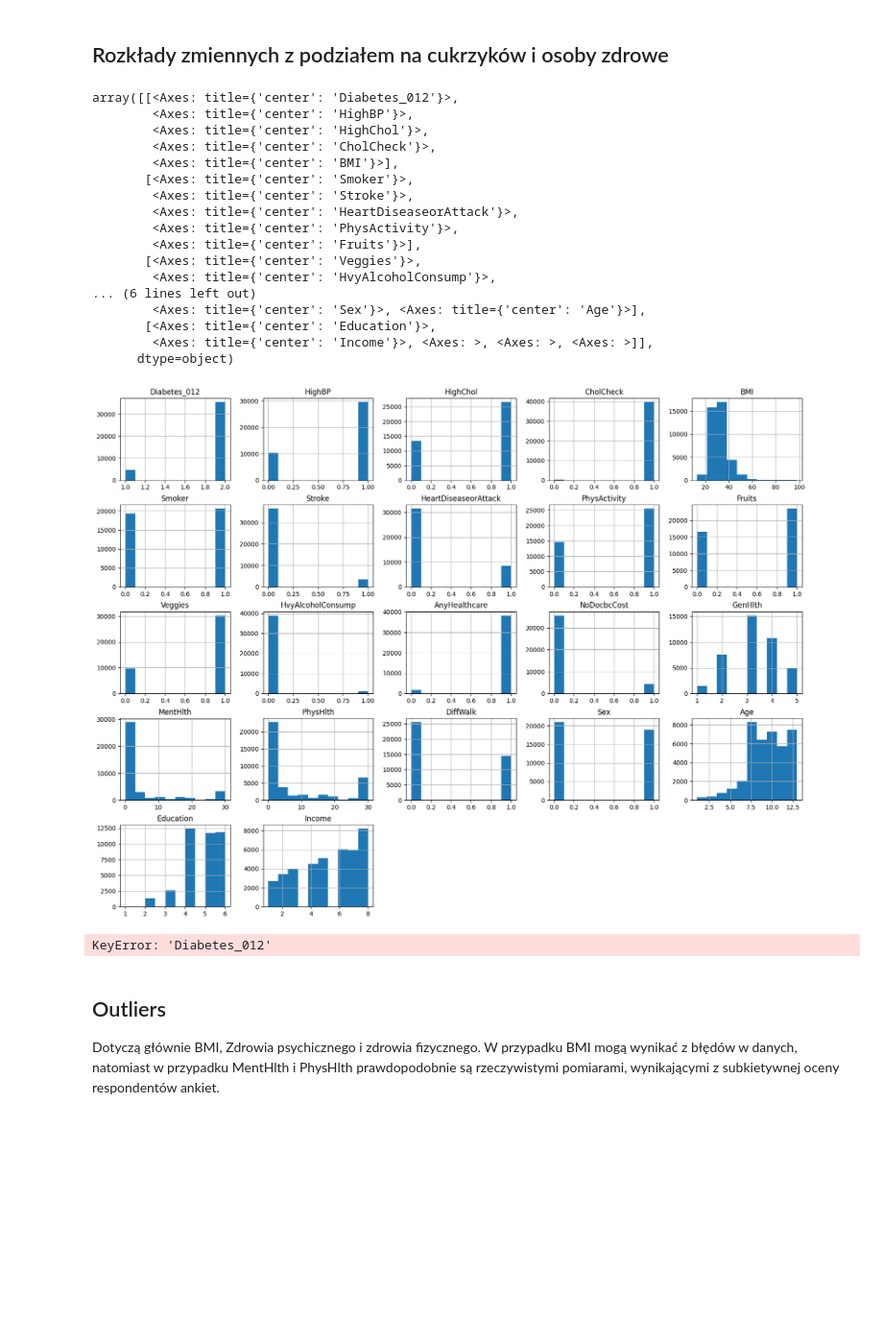
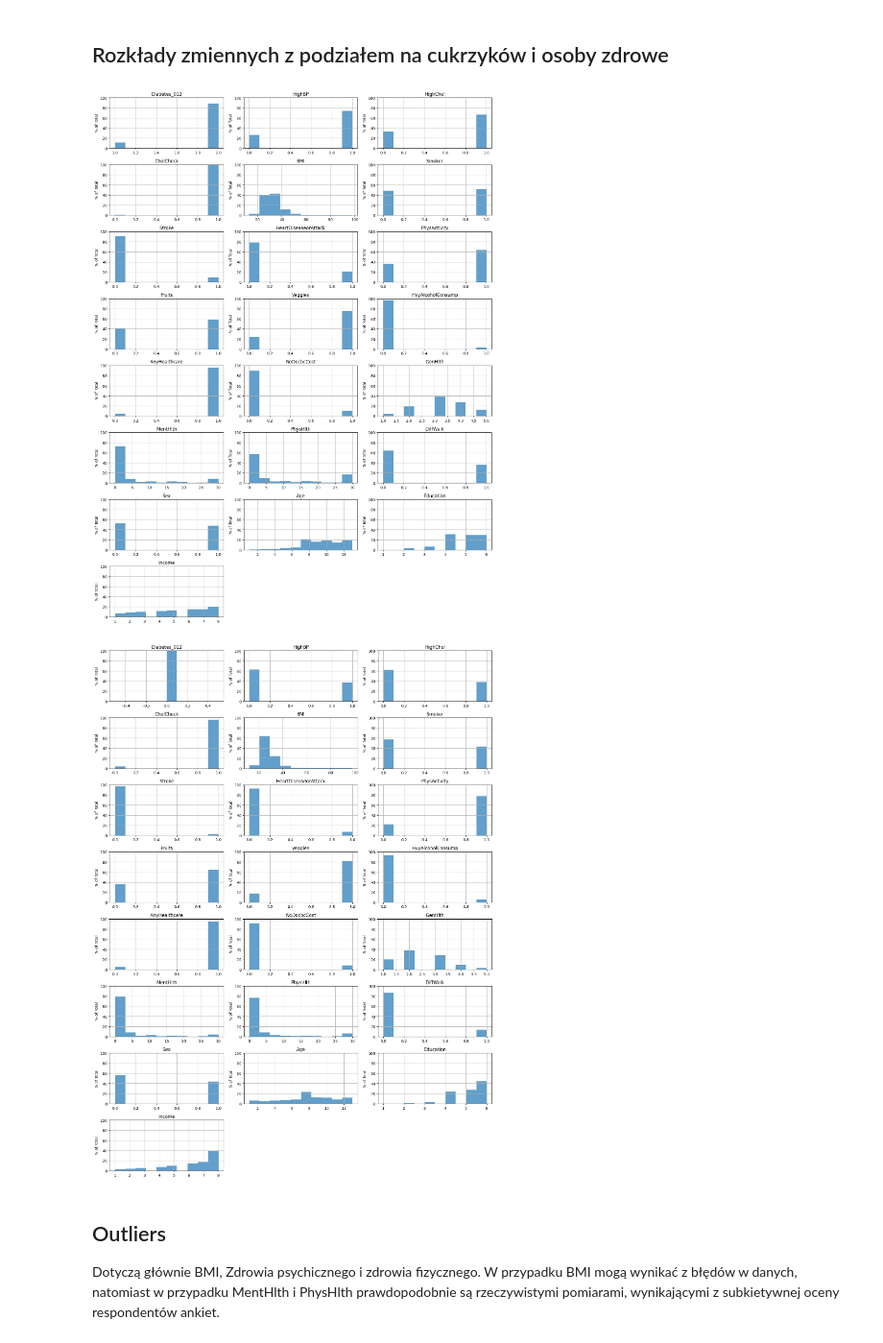
Before and after one commit to Iwaniukooo11/ml-diabetes-prediction, a Jupyter notebook: Diabetes_EDA_H.ipynb, the cells around one changed output. Shown at 96% size. Cells and saved outputs as stored; diff of their text form; code cells hidden in the pictures; blank space fills up the shorter version.

```diff
--- a/Diabetes_EDA_H.ipynb
+++ b/Diabetes_EDA_H.ipynb
@@ -228,46 +228,58 @@ Index(['Diabetes_012', 'HighBP', 'HighChol', 'CholCheck', 'BMI', 'Smoker',
       dtype='object')
 # %% [markdown]
 ## Rozkłady zmiennych z podziałem na cukrzyków i osoby zdrowe
-# %%
-#data[data['Diabetes_012'].isin([1,2])].hist(figsize=(20,15))
-# Osoby chore lub z podejrzeniem
-diabetes_data = data[data['Diabetes_012'].isin([1,2])]
-diabetes_data.hist(figsize=(20,15))
-# %% [output]
-array([[<Axes: title={'center': 'Diabetes_012'}>,
-        <Axes: title={'center': 'HighBP'}>,
-        <Axes: title={'center': 'HighChol'}>,
-        <Axes: title={'center': 'CholCheck'}>,
-        <Axes: title={'center': 'BMI'}>],
-       [<Axes: title={'center': 'Smoker'}>,
-        <Axes: title={'center': 'Stroke'}>,
-        <Axes: title={'center': 'HeartDiseaseorAttack'}>,
-        <Axes: title={'center': 'PhysActivity'}>,
-        <Axes: title={'center': 'Fruits'}>],
-       [<Axes: title={'center': 'Veggies'}>,
-        <Axes: title={'center': 'HvyAlcoholConsump'}>,
-... (6 lines left out)
-        <Axes: title={'center': 'Sex'}>, <Axes: title={'center': 'Age'}>],
-       [<Axes: title={'center': 'Education'}>,
-        <Axes: title={'center': 'Income'}>, <Axes: >, <Axes: >, <Axes: >]],
-      dtype=object)
-[figure, removed]
+# %%
+#data[data['Diabetes_012'].isin([1,2])].hist(figsize=(20,15))
+# Osoby chore lub z podejrzeniem
+diabetes_data = data[data['Diabetes_012'].isin([1,2])]
+numerical_columns = diabetes_data.select_dtypes(include=[np.number]).columns.tolist()
+
+# Set up the figure size
+plt.figure(figsize=(15, 20))
+
+# Calculate the number of rows and columns for the subplots
+n_rows = len(numerical_columns) // 3 + (len(numerical_columns) % 3 > 0)
+n_cols = 3
+
+for index, column in enumerate(numerical_columns, start=1):
+    ax = plt.subplot(n_rows, n_cols, index)
+    data = diabetes_data[column].dropna()  # Drop NaN values for plotting
+
+    # Calculate bins and frequency counts
+    counts, bins = np.histogram(data, bins=10)
+    # Convert counts to percentages
+    percentages = (counts / counts.sum()) * 100
+
+    # Plot histogram with percentages
+    plt.hist(bins[:-1], bins, weights=percentages, alpha=0.7)
+
+    plt.title(column)
+    plt.ylabel('% of Total')
+
+    # Add grid for better readability
+    plt.grid(True)
+
+    # Set the y-axis limit to 100%
+    plt.ylim(0, 100)
+
+plt.tight_layout()
+plt.show()
+# %% [output]
+[figure, added]
 # %%
 # Osoby zdrowe
 diabetes_data = data[data['Diabetes_012'].isin([0])]
-# diabetes_data.hist(figsize=(20,15))
-
 numerical_columns = diabetes_data.select_dtypes(include=[np.number]).columns.tolist()
 
 # Set up the figure size
 plt.figure(figsize=(15, 20))
 
-# Number of rows and columns for subplots
+# Calculate the number of rows and columns for the subplots
 n_rows = len(numerical_columns) // 3 + (len(numerical_columns) % 3 > 0)
 n_cols = 3
 
 for index, column in enumerate(numerical_columns, start=1):
-    plt.subplot(n_rows, n_cols, index)
+    ax = plt.subplot(n_rows, n_cols, index)
     data = diabetes_data[column].dropna()  # Drop NaN values for plotting
 
     # Calculate bins and frequency counts
@@ -281,10 +293,16 @@ for index, column in enumerate(numerical_columns, start=1):
     plt.title(column)
     plt.ylabel('% of Total')
 
+    # Add grid for better readability
+    plt.grid(True)
+
+    # Set the y-axis limit to 100%
+    plt.ylim(0, 100)
+
 plt.tight_layout()
 plt.show()
 # %% [output]
-KeyError: 'Diabetes_012'
+[figure, added]
 # %% [markdown]
 ## Outliers
 Dotyczą głównie BMI, Zdrowia psychicznego i zdrowia fizycznego. W przypadku BMI mogą wynikać z błędów w danych, natomiast w przypadku MentHlth i PhysHlth prawdopodobnie są rzeczywistymi pomiarami, wynikającymi z subkietywnej oceny respondentów ankiet.
```
